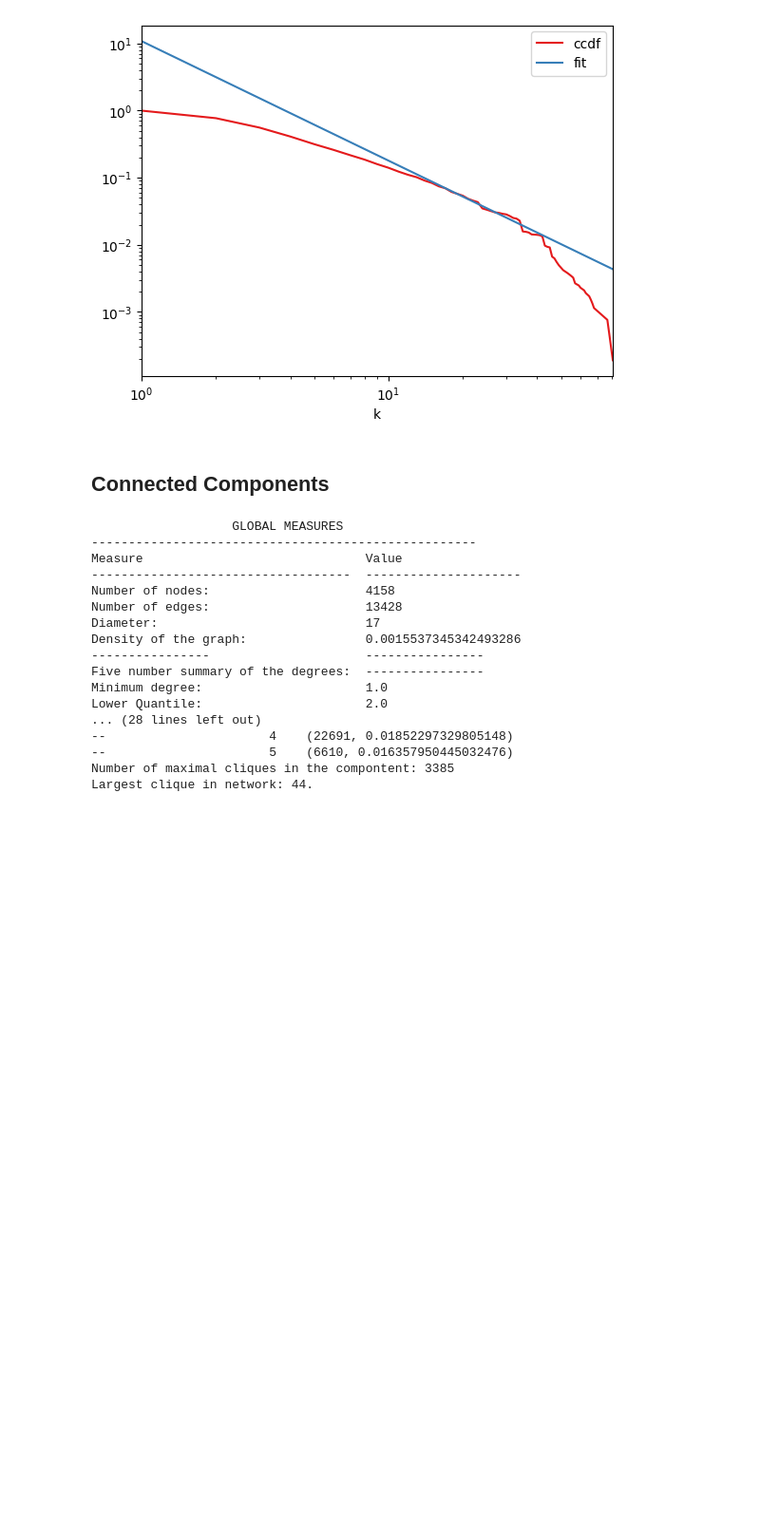
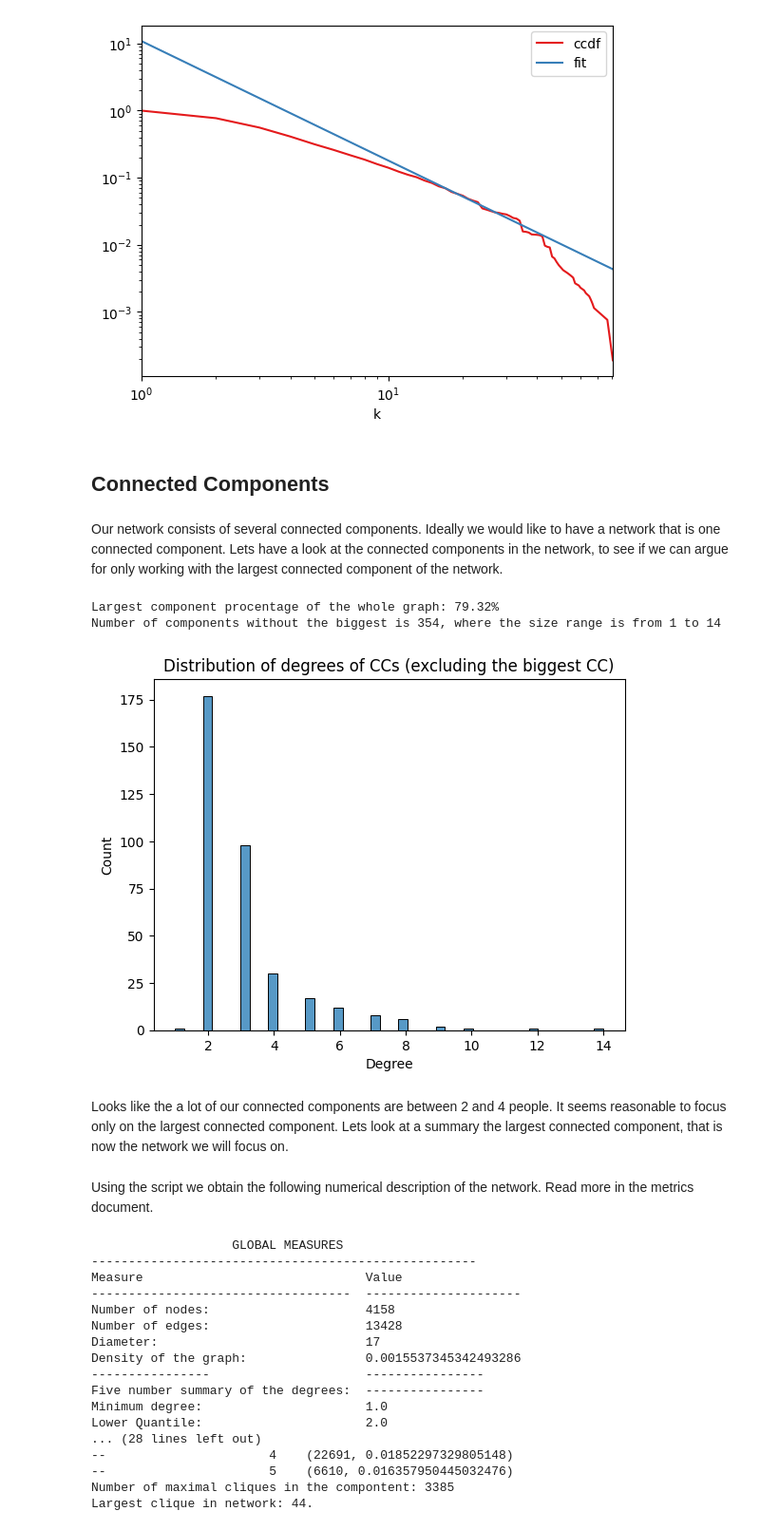
Before and after one commit to viggo-gascou/network-analysis, a Jupyter notebook: main_authors.ipynb, the cells around one changed output. Shown: that part at 95% size. Drawn from its saved outputs; the diff is of its cells as text; code cells hidden in the pictures; blank space fills up the shorter version.

```diff
--- a/main_authors.ipynb
+++ b/main_authors.ipynb
@@ -142 +146,28 @@ LG = G.subgraph(largest_cc)
+# %% [markdown]
+Our network consists of several connected components. Ideally we would like to have a network that is one connected component. Lets have a look at the connected components in the network, to see if we can argue for only working with the largest connected component of the network.
+# %%
+# Find the largest connected component
+largest_cc = max(nx.connected_components(G), key=len)
+LG = G.subgraph(largest_cc)
+
+# Lets see how many percent the largest connected component make up - in terms of nodes.
+LG_no_nodes = nx.number_of_nodes(LG)
+
+procentage = LG_no_nodes*100/no_nodes
+print(f"Largest component procentage of the whole graph: {round(procentage, 2)}%")
+
+list_of_all_components = [len(c) for c in sorted(nx.connected_components(G), key=len, reverse=True)]
+print(f"Number of components without the biggest is {len(list_of_all_components)-1}, where the size range is from {min(list_of_all_components)} to {max(list_of_all_components[1:])}")
+# %% [output]
+Largest component procentage of the whole graph: 79.32%
+Number of components without the biggest is 354, where the size range is from 1 to 14
+# %%
+# Lets see the distribution of degrees in the connected components exluding the biggest one.
+sns.histplot(list_of_all_components[1:]).set(title='Distribution of degrees of CCs (excluding the biggest CC)', xlabel='Degree');
+# %% [output]
+[figure, added]
+# %% [markdown]
+Looks like the a lot of our connected components are between 2 and 4 people. It seems reasonable to focus only on the largest connected component. Lets look at a summary the largest connected component, that is now the network we will focus on.
+# %% [markdown]
+Using the script we obtain the following numerical description of the network. Read more in the metrics document.
 # %%
```
Also changed, not shown: parts of 15 cells of this notebook, 3 other files.
